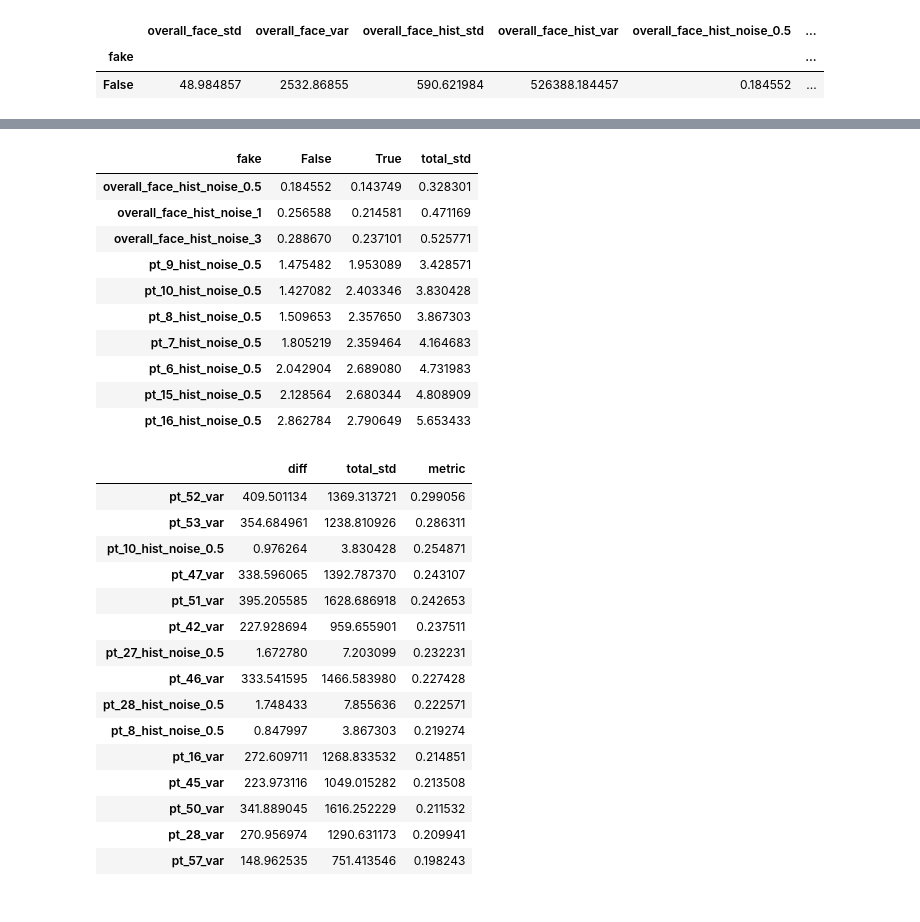
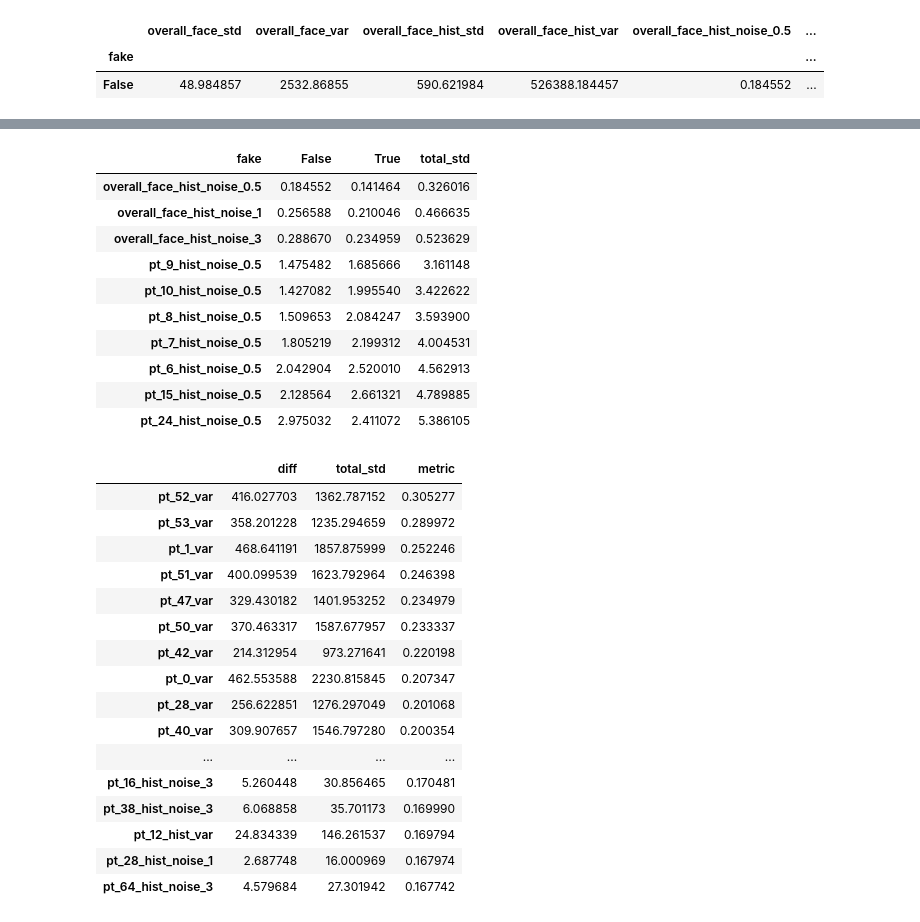
Before and after one commit to Trickster2038/BmstuDeepFake, a Jupyter notebook: notebook.ipynb, the cells around one changed output, grey strips where cells are left out. Cells and saved outputs as stored; diff of their text form; code cells hidden in the pictures.

```diff
--- a/notebook.ipynb
+++ b/notebook.ipynb
@@ -134,4 +134,6 @@ df.to_json("../df_total_2_enriched.json")
 # Main processing
 # %% [markdown]
 <hr>
+# %%
+df_ = pd.read_json("../df_total_2_enriched.json")
 # %%
@@ -145,8 +147,8 @@ print(df[df.fake==False].shape)
 # %%
 df = pd.concat([
-    df[df.fake==True].sample(
-        df[df.fake==False].shape[0]),
-    df[df.fake==False]
+    df_[df_.fake==True].sample(
+        df_[df_.fake==False].shape[0]*2),
+    df_[df_.fake==False]
 ])
 print(df.shape)
 df.head()
@@ -229,41 +231,42 @@ df_std = df_std.sort_values(by=['total_std'], ascending=True)
 df_std.head(10)
 # %% [output]
 | fake | False | True | total_std |
-| overall_face_hist_noise_0.5 | 0.184552 | 0.143749 | 0.328301 |
-| overall_face_hist_noise_1 | 0.256588 | 0.214581 | 0.471169 |
-| overall_face_hist_noise_3 | 0.288670 | 0.237101 | 0.525771 |
-| pt_9_hist_noise_0.5 | 1.475482 | 1.953089 | 3.428571 |
-| pt_10_hist_noise_0.5 | 1.427082 | 2.403346 | 3.830428 |
-| pt_8_hist_noise_0.5 | 1.509653 | 2.357650 | 3.867303 |
-| pt_7_hist_noise_0.5 | 1.805219 | 2.359464 | 4.164683 |
-| pt_6_hist_noise_0.5 | 2.042904 | 2.689080 | 4.731983 |
-| pt_15_hist_noise_0.5 | 2.128564 | 2.680344 | 4.808909 |
-| pt_16_hist_noise_0.5 | 2.862784 | 2.790649 | 5.653433 |
+| overall_face_hist_noise_0.5 | 0.184552 | 0.141464 | 0.326016 |
+| overall_face_hist_noise_1 | 0.256588 | 0.210046 | 0.466635 |
+| overall_face_hist_noise_3 | 0.288670 | 0.234959 | 0.523629 |
+| pt_9_hist_noise_0.5 | 1.475482 | 1.685666 | 3.161148 |
+| pt_10_hist_noise_0.5 | 1.427082 | 1.995540 | 3.422622 |
+| pt_8_hist_noise_0.5 | 1.509653 | 2.084247 | 3.593900 |
+| pt_7_hist_noise_0.5 | 1.805219 | 2.199312 | 4.004531 |
+| pt_6_hist_noise_0.5 | 2.042904 | 2.520010 | 4.562913 |
+| pt_15_hist_noise_0.5 | 2.128564 | 2.661321 | 4.789885 |
+| pt_24_hist_noise_0.5 | 2.975032 | 2.411072 | 5.386105 |
 # %%
 # aggregate diff/std
 
 df_smart = pd.concat([pd.DataFrame(df_compare['diff']),pd.DataFrame(df_std['total_std'])], axis=1)
 df_smart['metric'] = df_smart['diff'] / df_smart['total_std']
 df_smart = df_smart.sort_values(by=['metric'], ascending=False)
 # df_smart = df_smart.dropna(subset=['metric'])
-df_smart.head(15)
+df_smart.head(30)
 # %% [output]
 |  | diff | total_std | metric |
-| pt_52_var | 409.501134 | 1369.313721 | 0.299056 |
-| pt_53_var | 354.684961 | 1238.810926 | 0.286311 |
-| pt_10_hist_noise_0.5 | 0.976264 | 3.830428 | 0.254871 |
-| pt_47_var | 338.596065 | 1392.787370 | 0.243107 |
-| pt_51_var | 395.205585 | 1628.686918 | 0.242653 |
-| pt_42_var | 227.928694 | 959.655901 | 0.237511 |
-| pt_27_hist_noise_0.5 | 1.672780 | 7.203099 | 0.232231 |
-| pt_46_var | 333.541595 | 1466.583980 | 0.227428 |
-| pt_28_hist_noise_0.5 | 1.748433 | 7.855636 | 0.222571 |
-| pt_8_hist_noise_0.5 | 0.847997 | 3.867303 | 0.219274 |
-| pt_16_var | 272.609711 | 1268.833532 | 0.214851 |
-| pt_45_var | 223.973116 | 1049.015282 | 0.213508 |
-| pt_50_var | 341.889045 | 1616.252229 | 0.211532 |
-| pt_28_var | 270.956974 | 1290.631173 | 0.209941 |
-| pt_57_var | 148.962535 | 751.413546 | 0.198243 |
+| pt_52_var | 416.027703 | 1362.787152 | 0.305277 |
+| pt_53_var | 358.201228 | 1235.294659 | 0.289972 |
+| pt_1_var | 468.641191 | 1857.875999 | 0.252246 |
+| pt_51_var | 400.099539 | 1623.792964 | 0.246398 |
+| pt_47_var | 329.430182 | 1401.953252 | 0.234979 |
+| pt_50_var | 370.463317 | 1587.677957 | 0.233337 |
+| pt_42_var | 214.312954 | 973.271641 | 0.220198 |
+| pt_0_var | 462.553588 | 2230.815845 | 0.207347 |
+| pt_28_var | 256.622851 | 1276.297049 | 0.201068 |
+| pt_40_var | 309.907657 | 1546.797280 | 0.200354 |
+| ... | ... | ... | ... |
+| pt_16_hist_noise_3 | 5.260448 | 30.856465 | 0.170481 |
+| pt_38_hist_noise_3 | 6.068858 | 35.701173 | 0.169990 |
+| pt_12_hist_var | 24.834339 | 146.261537 | 0.169794 |
+| pt_28_hist_noise_1 | 2.687748 | 16.000969 | 0.167974 |
+| pt_64_hist_noise_3 | 4.579684 | 27.301942 | 0.167742 |
 # %%
 # sns.heatmap(df[df.fake==True].filter(regex='pt.*hist.*noise_0.5', axis=1))
 # sns.heatmap(df[df.fake==True].filter(regex='pt_25_var', axis=1))
```
Also changed, not shown: parts of 15 cells of this notebook.
